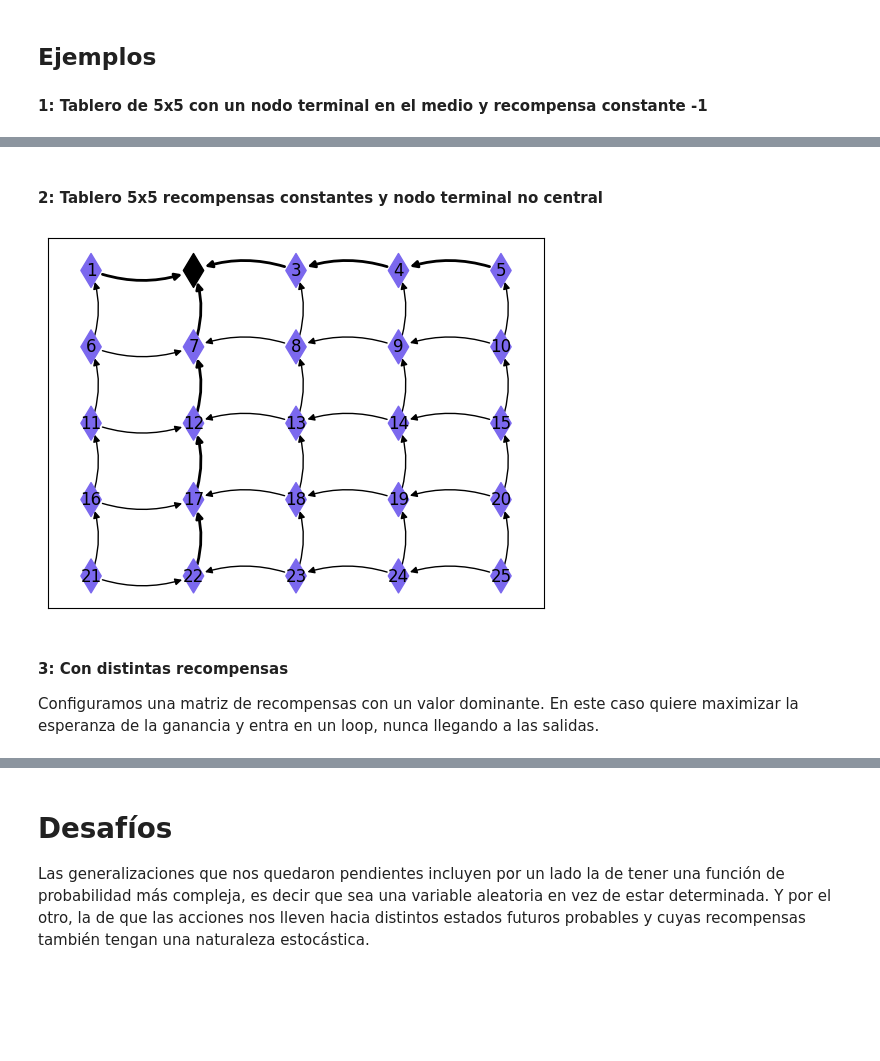
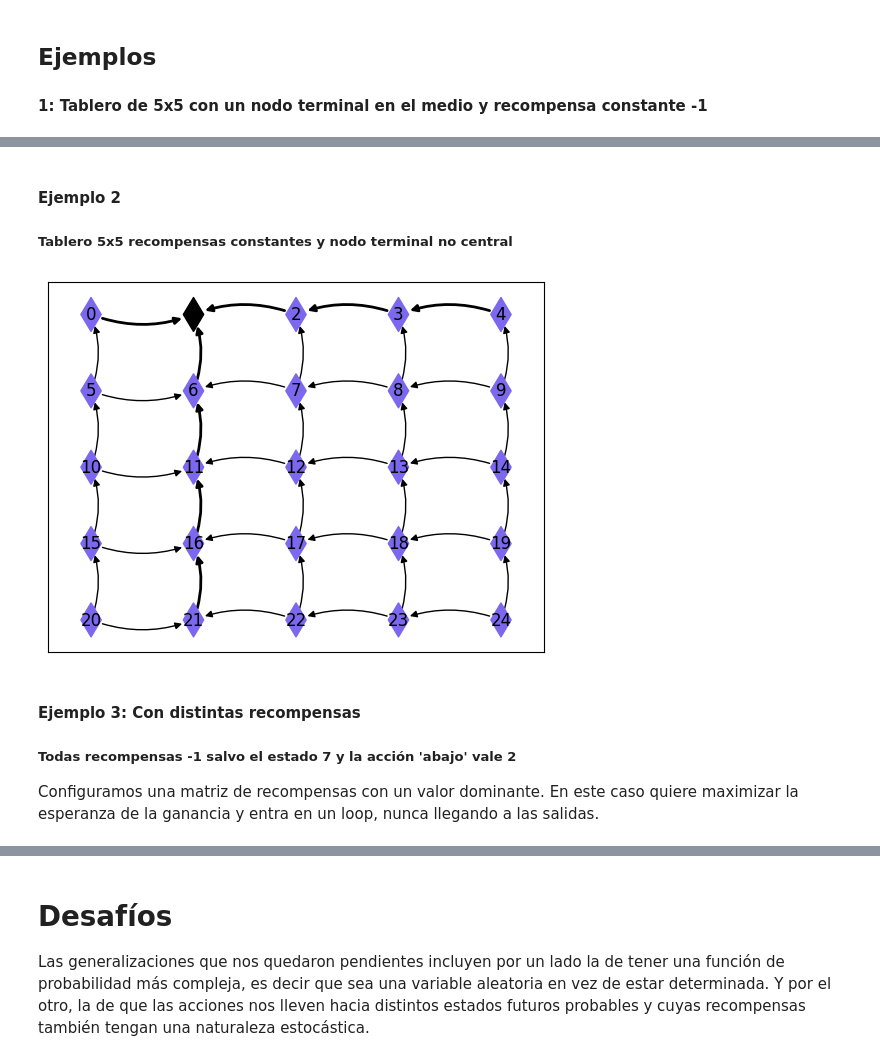
Before and after one commit to castagninojose/opti, a Jupyter notebook: src/reinforcement_lenin/notebooks/informe.ipynb, the cells around one changed output, grey strips where cells are left out. Drawn from its saved outputs; the diff is of its cells as text; code cells hidden in the pictures; blank space fills up the shorter version.

```diff
--- a/src/reinforcement_lenin/notebooks/informe.ipynb
+++ b/src/reinforcement_lenin/notebooks/informe.ipynb
@@ -220,13 +227,15 @@ ejemplo_1.draw_policy()
 # %% [markdown]
-#### 2: Tablero 5x5 recompensas constantes y nodo terminal no central
+#### Ejemplo 2
+##### Tablero 5x5 recompensas constantes y nodo terminal no central
 # %%
-ejemplo_1 = Board(5, terminals=1)  # es el segundo nodo
-ejemplo_1.iterate_policy()
-ejemplo_1.draw_policy()
+ejemplo_2 = Board(5, terminals=1)  # es el segundo nodo
+ejemplo_2.iterate_policy()
+ejemplo_2.draw_policy()
 # %% [output]
-[figure, old version]
+[figure, new version]
 # %% [markdown]
-#### 3: Con distintas recompensas
+#### Ejemplo 3: Con distintas recompensas
+##### Todas recompensas -1 salvo el estado 7 y la acción 'abajo' vale 2
 
 Configuramos una matriz de recompensas con un valor dominante. En este caso quiere maximizar la esperanza de la ganancia y entra en un loop, nunca llegando a las salidas.
 # %%
```
Also changed, not shown: parts of 15 cells of this notebook, 2 other files.
